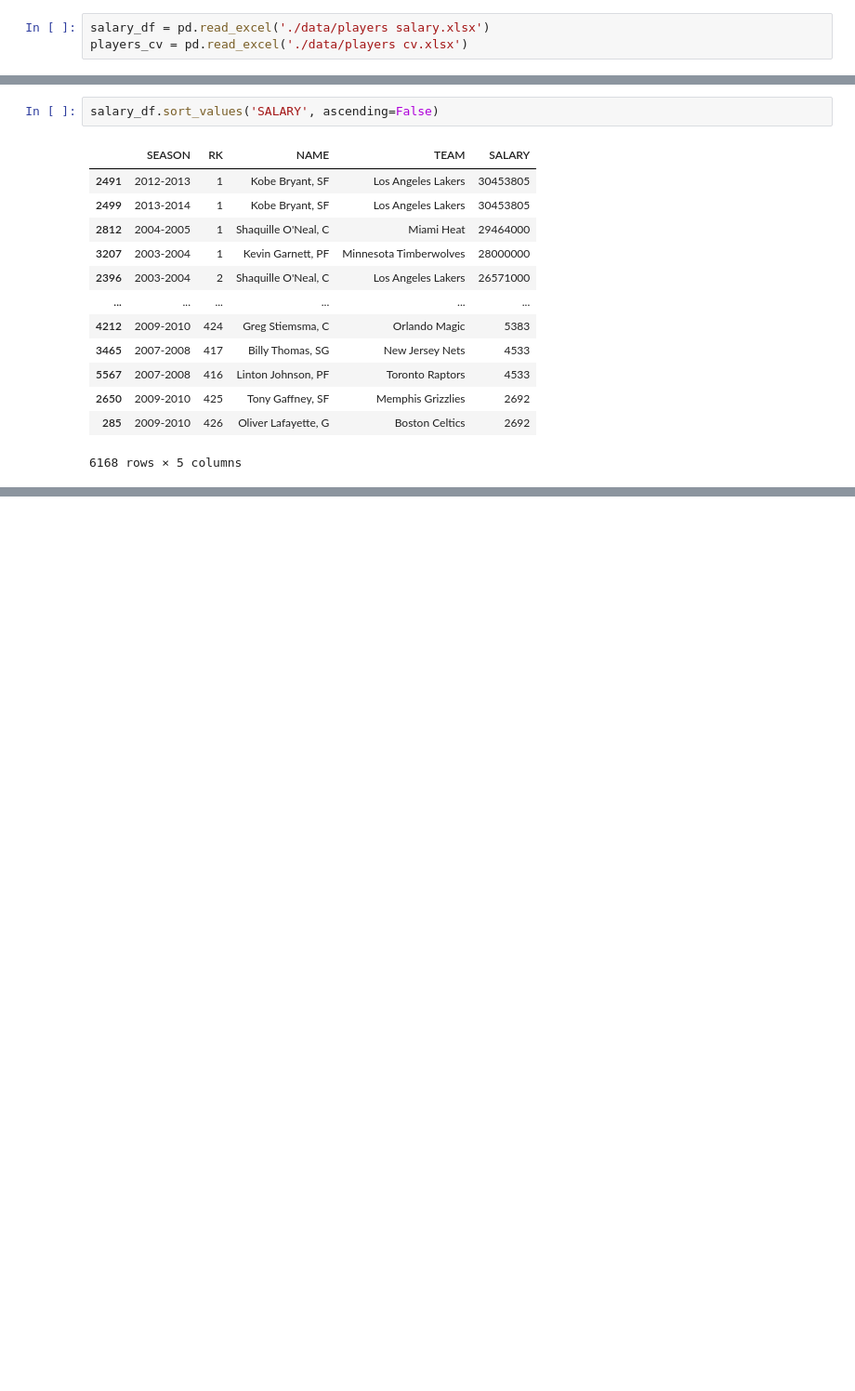
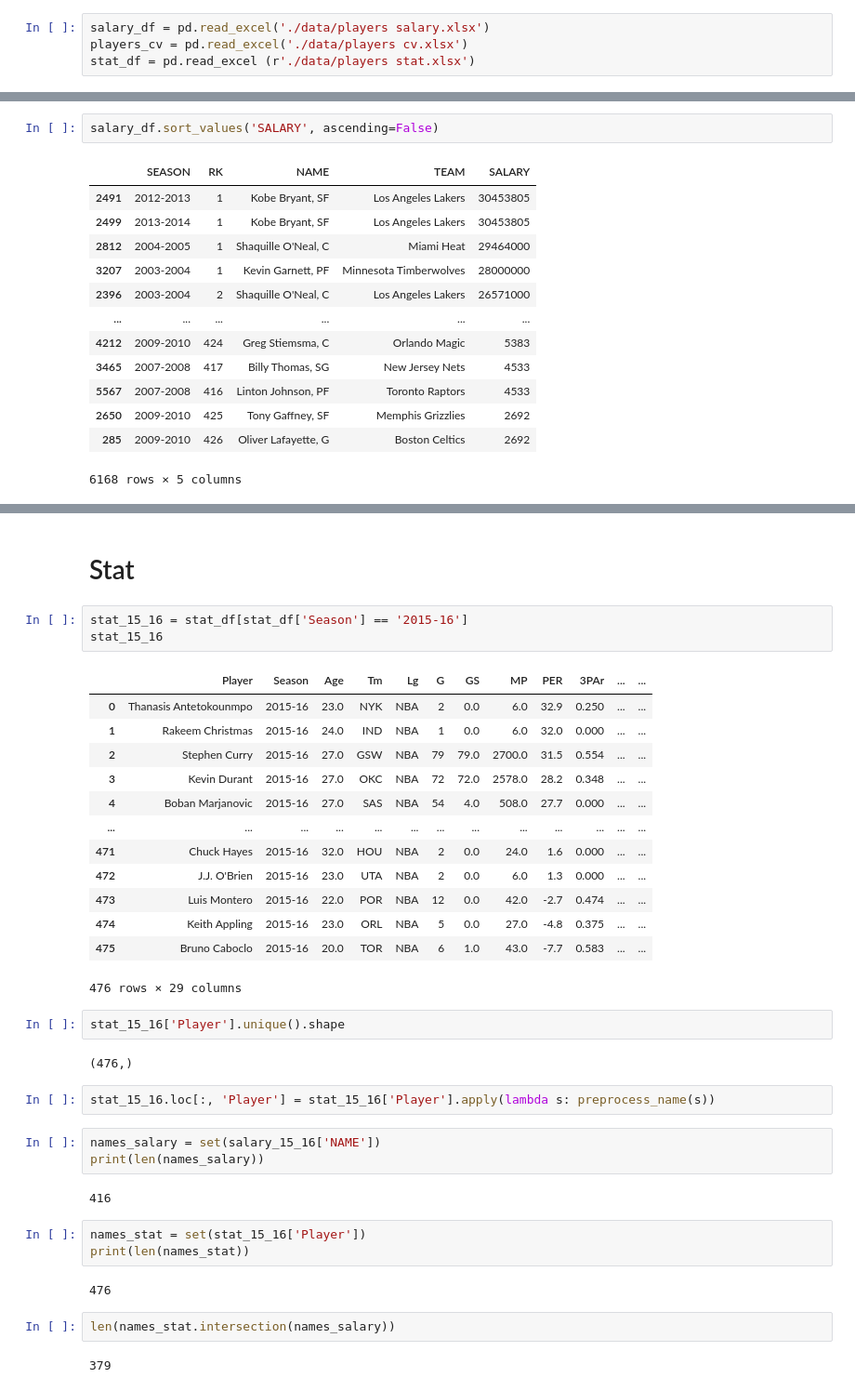
Before and after one commit to nhatminh-96/datacamp-project, a Jupyter notebook: Preprocessing.ipynb, the cells around one changed output, grey strips where cells are left out. Shown at 93% size. Cells and saved outputs as stored; diff of their text form; blank space fills up the shorter version.

```diff
--- a/Preprocessing.ipynb
+++ b/Preprocessing.ipynb
@@ -5,6 +7,7 @@ import matplotlib.pyplot as plt
 # %%
 salary_df = pd.read_excel('./data/players salary.xlsx')
 players_cv = pd.read_excel('./data/players cv.xlsx')
+stat_df = pd.read_excel (r'./data/players stat.xlsx')
 # %% [markdown]
 # Players cv
 # %%
@@ -100,0 +341,39 @@ len(salary['NAME'].unique())
+# %% [markdown]
+# Stat
+# %%
+stat_15_16 = stat_df[stat_df['Season'] == '2015-16']
+stat_15_16
+# %% [output]
+|  | Player | Season | Age | Tm | Lg | G | GS | MP | PER | 3PAr | ... | ... |
+| 0 | Thanasis Antetokounmpo | 2015-16 | 23.0 | NYK | NBA | 2 | 0.0 | 6.0 | 32.9 | 0.250 | ... | ... |
+| 1 | Rakeem Christmas | 2015-16 | 24.0 | IND | NBA | 1 | 0.0 | 6.0 | 32.0 | 0.000 | ... | ... |
+| 2 | Stephen Curry | 2015-16 | 27.0 | GSW | NBA | 79 | 79.0 | 2700.0 | 31.5 | 0.554 | ... | ... |
+| 3 | Kevin Durant | 2015-16 | 27.0 | OKC | NBA | 72 | 72.0 | 2578.0 | 28.2 | 0.348 | ... | ... |
+| 4 | Boban Marjanovic | 2015-16 | 27.0 | SAS | NBA | 54 | 4.0 | 508.0 | 27.7 | 0.000 | ... | ... |
+| ... | ... | ... | ... | ... | ... | ... | ... | ... | ... | ... | ... | ... |
+| 471 | Chuck Hayes | 2015-16 | 32.0 | HOU | NBA | 2 | 0.0 | 24.0 | 1.6 | 0.000 | ... | ... |
+| 472 | J.J. O'Brien | 2015-16 | 23.0 | UTA | NBA | 2 | 0.0 | 6.0 | 1.3 | 0.000 | ... | ... |
+| 473 | Luis Montero | 2015-16 | 22.0 | POR | NBA | 12 | 0.0 | 42.0 | -2.7 | 0.474 | ... | ... |
+| 474 | Keith Appling | 2015-16 | 23.0 | ORL | NBA | 5 | 0.0 | 27.0 | -4.8 | 0.375 | ... | ... |
+| 475 | Bruno Caboclo | 2015-16 | 20.0 | TOR | NBA | 6 | 1.0 | 43.0 | -7.7 | 0.583 | ... | ... |
+476 rows × 29 columns
+# %%
+stat_15_16['Player'].unique().shape
+# %% [output]
+(476,)
+# %%
+stat_15_16.loc[:, 'Player'] = stat_15_16['Player'].apply(lambda s: preprocess_name(s))
+# %%
+names_salary = set(salary_15_16['NAME'])
+print(len(names_salary))
+# %% [output]
+416
+# %%
+names_stat = set(stat_15_16['Player'])
+print(len(names_stat))
+# %% [output]
+476
+# %%
+len(names_stat.intersection(names_salary))
+# %% [output]
+379
```
Also changed, not shown: parts of 25 cells of this notebook.
